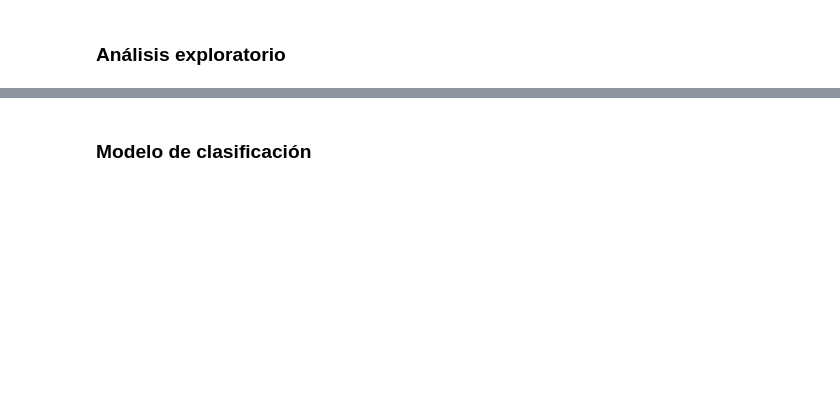
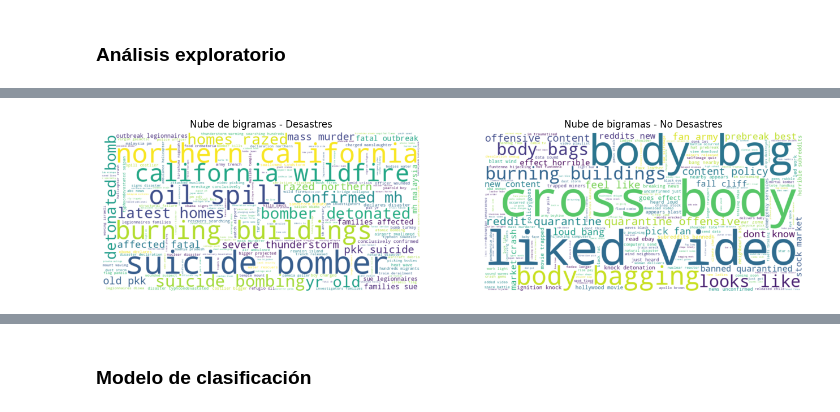
Before and after one commit to EdwinOrtegaK/Lab5_DS, a Jupyter notebook: src/data.ipynb, the cells around one changed output, grey strips where cells are left out. Drawn from its saved outputs; the diff is of its cells as text; code cells hidden in the pictures; blank space fills up the shorter version.

```diff
--- a/src/data.ipynb
+++ b/src/data.ipynb
@@ -444,3 +494,31 @@ plt.show()
+# %%
+# ==========================================
+# Nubes de bigramas por categoría
+# ==========================================
+from wordcloud import WordCloud
+import matplotlib.pyplot as plt
+
+fig, axes = plt.subplots(1, 2, figsize=(16, 7))
+
+wc_bi_dis = WordCloud(
+    width=900, height=450, background_color="white",
+    collocations=False, repeat=False, normalize_plurals=False
+).generate_from_frequencies(dict(bi_counts_disaster))
+axes[0].imshow(wc_bi_dis, interpolation="bilinear")
+axes[0].set_title("Nube de bigramas - Desastres")
+axes[0].axis("off")
+
+wc_bi_non = WordCloud(
+    width=900, height=450, background_color="white",
+    collocations=False, repeat=False, normalize_plurals=False
+).generate_from_frequencies(dict(bi_counts_nondisaster))
+axes[1].imshow(wc_bi_non, interpolation="bilinear")
+axes[1].set_title("Nube de bigramas - No Desastres")
+axes[1].axis("off")
+
+plt.show()
+# %% [output]
+[figure, added]
 # %%
 # ==========================================
 # Histogramas de palabras más frecuentes
```
Also changed, not shown: parts of 12 cells of this notebook, 2 other files.
